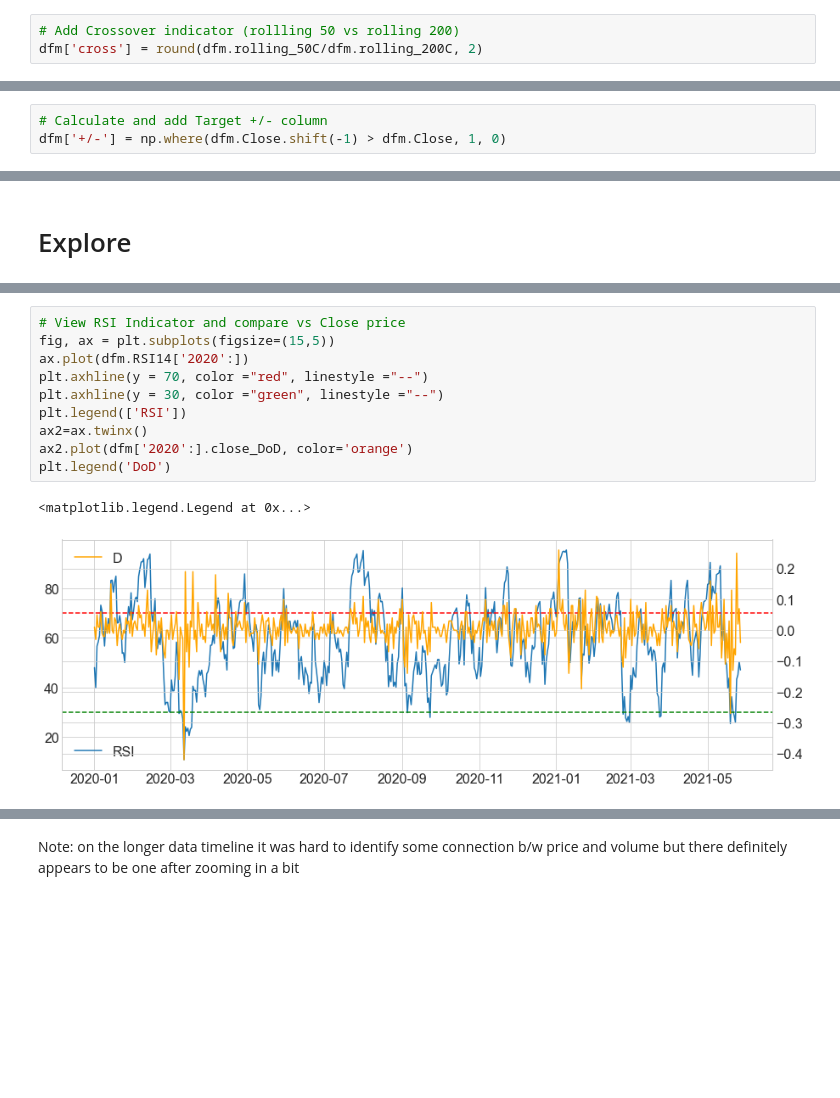
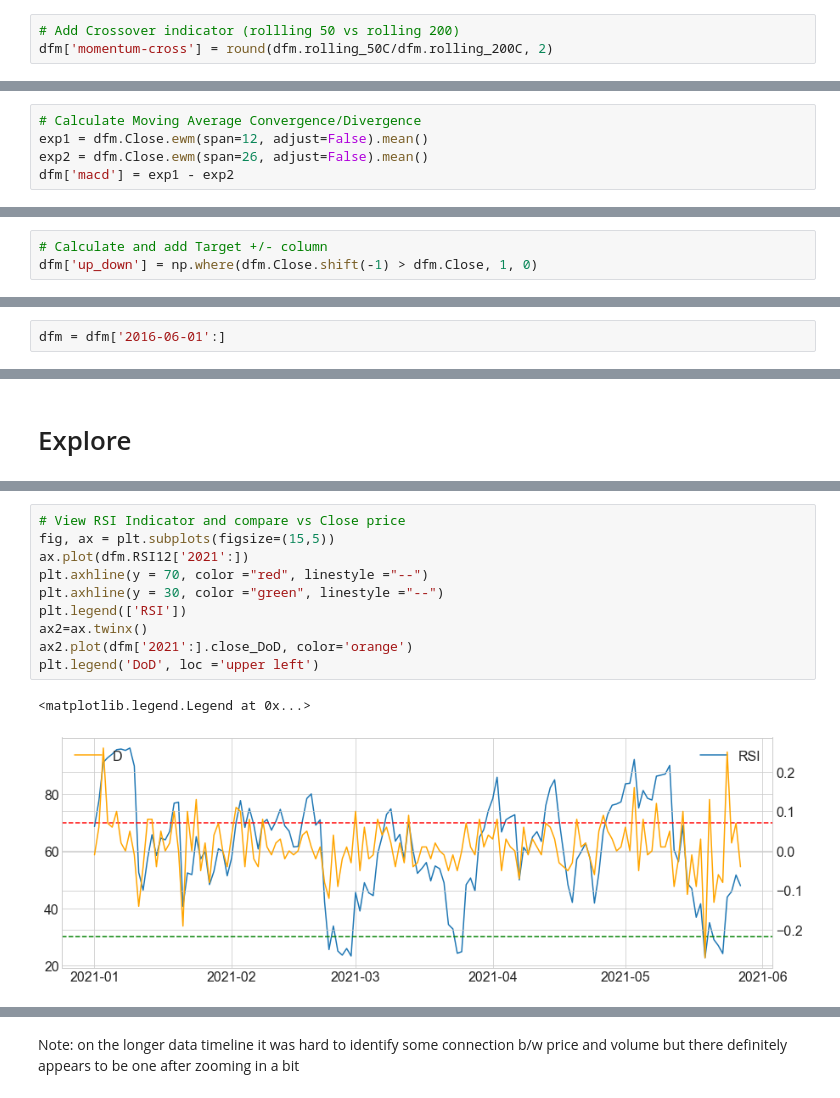
Before and after one commit to albertopuentes/Individual-Project, a Jupyter notebook: individual-project-notebook.ipynb, the cells around one changed output, grey strips where cells are left out. Drawn from its saved outputs; the diff is of its cells as text; blank space fills up the shorter version.

```diff
--- a/individual-project-notebook.ipynb
+++ b/individual-project-notebook.ipynb
@@ -255,6 +257,6 @@ dfm.tail()
 # %%
 # Add Crossover indicator (rollling 50 vs rolling 200)
-dfm['cross'] = round(dfm.rolling_50C/dfm.rolling_200C, 2)
+dfm['momentum-cross'] = round(dfm.rolling_50C/dfm.rolling_200C, 2)
 # %%
 dfm.tail()
 # %% [output]
@@ -291,0 +304,5 @@ obv(dfm)
+# %%
+# Calculate Moving Average Convergence/Divergence
+exp1 = dfm.Close.ewm(span=12, adjust=False).mean()
+exp2 = dfm.Close.ewm(span=26, adjust=False).mean()
+dfm['macd'] = exp1 - exp2
@@ -293,4 +321,4 @@ obv(dfm)
 #### Create the target variable.  In this case, we are going look forward one day and determine whether the Close is higher or lower for our model to reference against the current observations
 # %%
 # Calculate and add Target +/- column
-dfm['+/-'] = np.where(dfm.Close.shift(-1) > dfm.Close, 1, 0)
+dfm['up_down'] = np.where(dfm.Close.shift(-1) > dfm.Close, 1, 0)
@@ -317,0 +340,2 @@ dfm.tail(25)
+# %%
+dfm = dfm['2016-06-01':]
@@ -329,16 +408,16 @@ ax2.plot(dfm.Close, color='green')
 # %%
 # View RSI Indicator and compare vs Close price
 fig, ax = plt.subplots(figsize=(15,5))
-ax.plot(dfm.RSI14['2020':])
+ax.plot(dfm.RSI12['2021':])
 plt.axhline(y = 70, color ="red", linestyle ="--")
 plt.axhline(y = 30, color ="green", linestyle ="--")
 plt.legend(['RSI'])
 ax2=ax.twinx()
-ax2.plot(dfm['2020':].close_DoD, color='orange')
-plt.legend('DoD')
+ax2.plot(dfm['2021':].close_DoD, color='orange')
+plt.legend('DoD', loc ='upper left')
 # %% [output]
 <matplotlib.legend.Legend at 0x...>
-[figure, old version]
+[figure, new version]
 # %%
 fig, axes = plt.subplots(1, 1,figsize=(15,5))
 fig.suptitle('% Daily change Closing Price & Volume')
```
Also changed, not shown: parts of 38 cells of this notebook.
